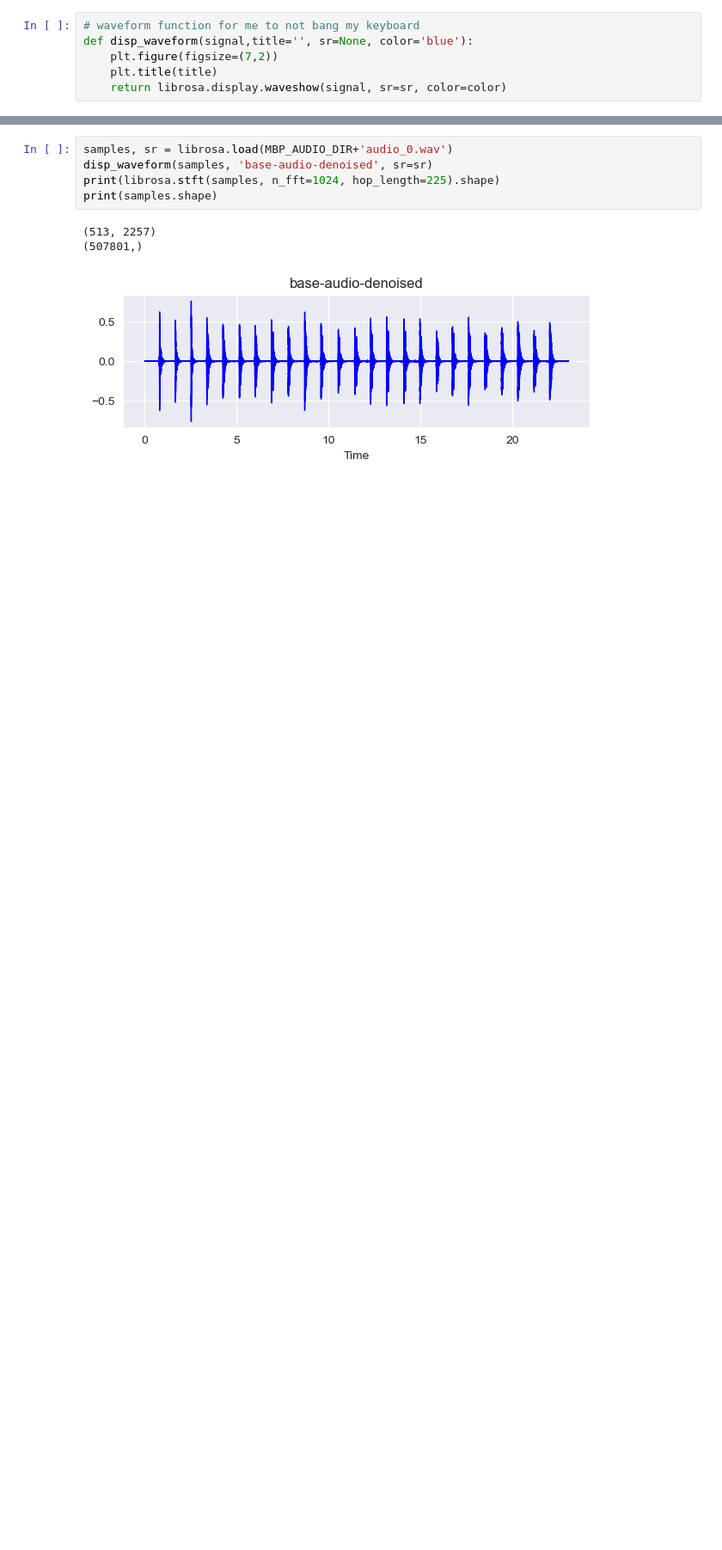
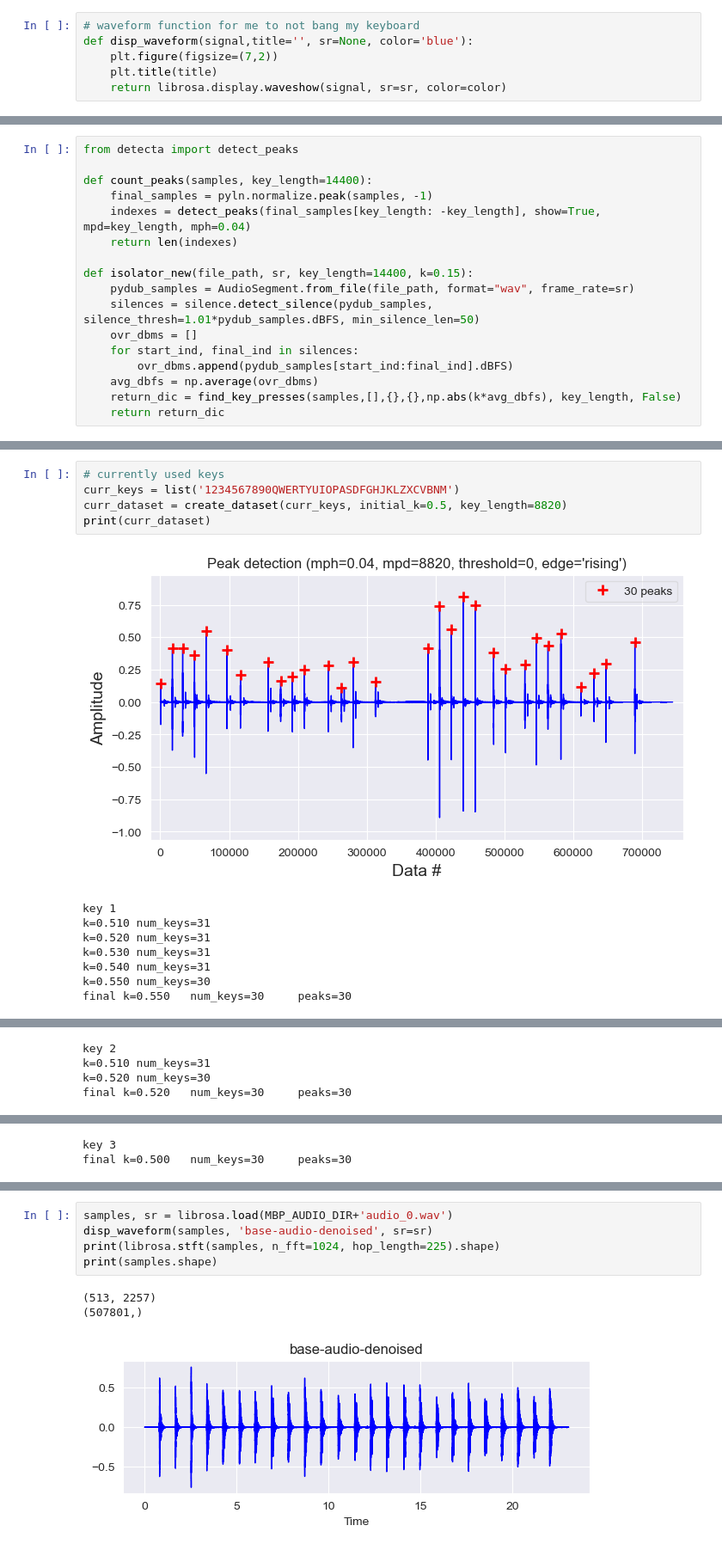
Before and after one commit to blondiedies/Binary-class, a Jupyter notebook: ClassificationCNN/FromScratch.ipynb, the cells around one changed output, grey strips where cells are left out. Shown at 86% size. Saved outputs shown, nothing was run; the diff lists cells and outputs as text; blank space fills up the shorter version.

```diff
--- a/ClassificationCNN/FromScratch.ipynb
+++ b/ClassificationCNN/FromScratch.ipynb
@@ -80,0 +281,17 @@ def isolator(signal, sample_rate, n_fft, hop_length, before, after, threshold, s
+# %%
+from detecta import detect_peaks
+
+def count_peaks(samples, key_length=14400):
+    final_samples = pyln.normalize.peak(samples, -1)
+    indexes = detect_peaks(final_samples[key_length: -key_length], show=True, mpd=key_length, mph=0.04)
+    return len(indexes)
+
+def isolator_new(file_path, sr, key_length=14400, k=0.15):
+    pydub_samples = AudioSegment.from_file(file_path, format="wav", frame_rate=sr)
+    silences = silence.detect_silence(pydub_samples, silence_thresh=1.01*pydub_samples.dBFS, min_silence_len=50)
+    ovr_dbms = []
+    for start_ind, final_ind in silences:
+        ovr_dbms.append(pydub_samples[start_ind:final_ind].dBFS)
+    avg_dbfs = np.average(ovr_dbms)
+    return_dic = find_key_presses(samples,[],{},{},np.abs(k*avg_dbfs), key_length, False)
+    return return_dic
@@ -80,0 +339,14 @@ def isolator(signal, sample_rate, n_fft, hop_length, before, after, threshold, s
+# %%
+# currently used keys
+curr_keys = list('1234567890QWERTYUIOPASDFGHJKLZXCVBNM')
+curr_dataset = create_dataset(curr_keys, initial_k=0.5, key_length=8820)
+print(curr_dataset)
+# %% [output]
+[figure, added]
+key 1
+k=0.510 num_keys=31
+k=0.520 num_keys=31
+k=0.530 num_keys=31
+k=0.540 num_keys=31
+k=0.550 num_keys=30
+final k=0.550   num_keys=30     peaks=30
@@ -80,0 +354,4 @@ def isolator(signal, sample_rate, n_fft, hop_length, before, after, threshold, s
+key 2
+k=0.510 num_keys=31
+k=0.520 num_keys=30
+final k=0.520   num_keys=30     peaks=30
@@ -80,0 +359,2 @@ def isolator(signal, sample_rate, n_fft, hop_length, before, after, threshold, s
+key 3
+final k=0.500   num_keys=30     peaks=30
```
Also changed, not shown: parts of 35 cells of this notebook, 3 other files.
